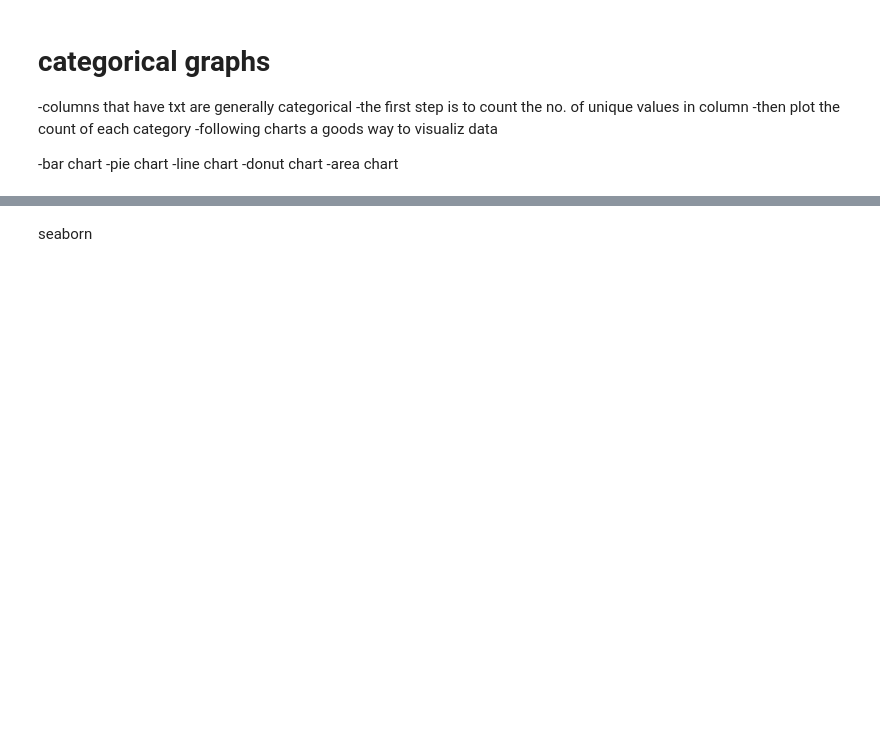
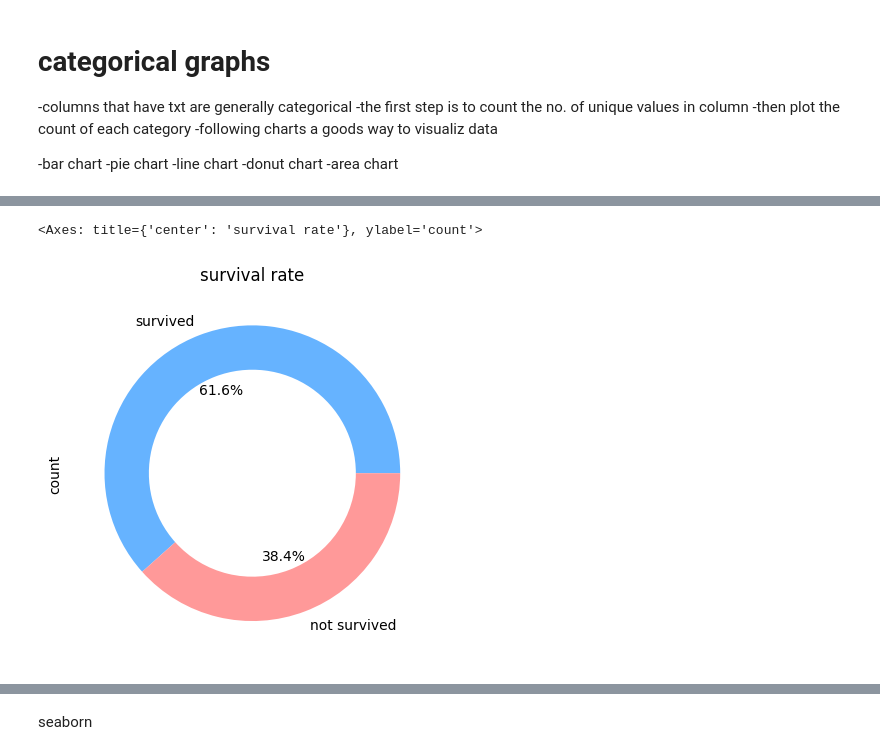
Before and after one commit to Aa8874/digipodium-ds, a Jupyter notebook: DATA_ANALYSIS/graphs2.ipynb, the cells around one changed output, grey strips where cells are left out. Cells and saved outputs as stored; diff of their text form; code cells hidden in the pictures; blank space fills up the shorter version.

```diff
--- a/DATA_ANALYSIS/graphs2.ipynb
+++ b/DATA_ANALYSIS/graphs2.ipynb
@@ -30,15 +61,18 @@ survival_count.plot(kind = 'pie', autopct = '%.1f%%', title = 'survival rate')
 # %%
 survival_count.plot(
     kind = 'pie' ,
     autopct = '%.1f%%',
     title = 'survival rate',
     labels = ['survived' , 'not survived'],
     colors = ['#66b3ff' , '#ff9999'],
     labeldistance = 1.1,
     wedgeprops = {
-        'width' : 0.5, # donut width
+        'width' : 0.3, # donut width
     }
 )
+# %% [output]
+<Axes: title={'center': 'survival rate'}, ylabel='count'>
+[figure, added]
 # %%
 survival_count.plot(
     kind = 'pie' ,
```
Also changed, not shown: parts of 9 cells of this notebook, 4 other files.
